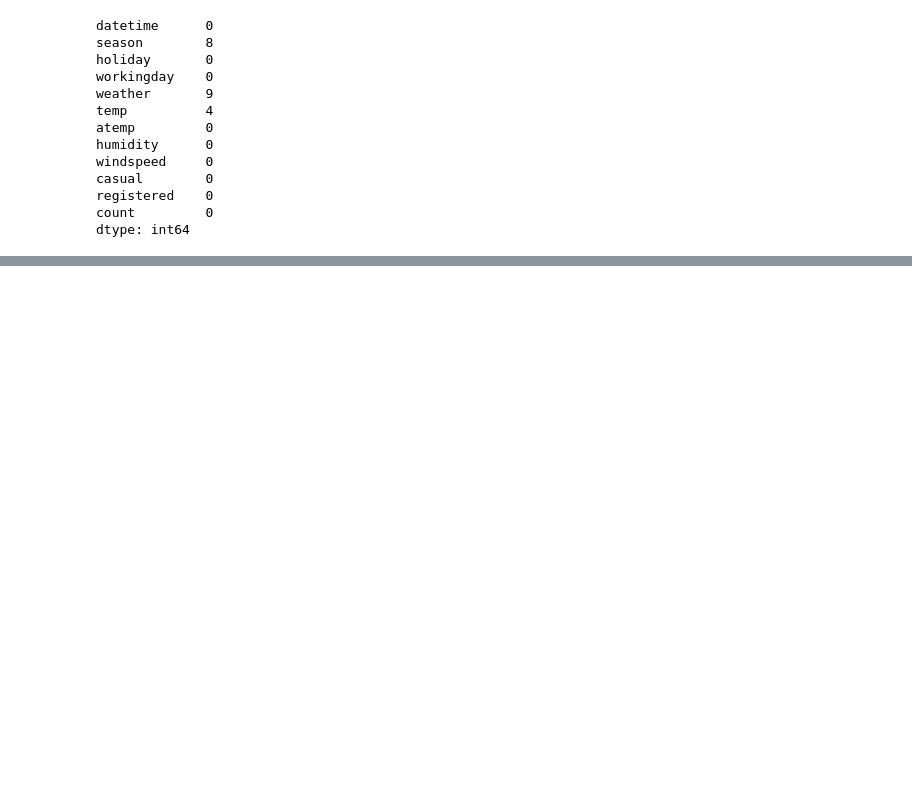
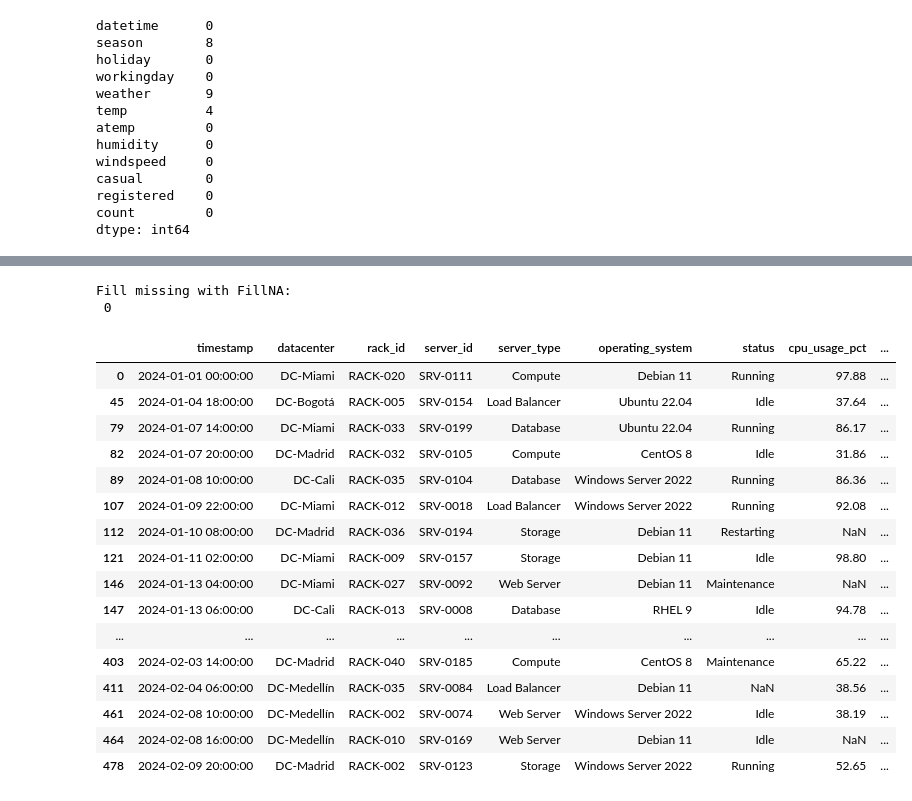
Before and after one commit to EngAndres/ud-public, a Jupyter notebook: courses/data-analysis-programming/notebooks/python_intro.ipynb, the cells around one changed output, grey strips where cells are left out. Saved outputs shown, nothing was run; the diff lists cells and outputs as text; code cells hidden in the pictures; blank space fills up the shorter version.

```diff
--- a/courses/data-analysis-programming/notebooks/python_intro.ipynb
+++ b/courses/data-analysis-programming/notebooks/python_intro.ipynb
@@ -1843,0 +1929,32 @@ print("Fill missing values using fillna() in date_time column with interpolation
+# %%
+datacenter_fixed_df = datacenter_df.copy()
+
+# fill missing values using fillna()
+datacenter_fixed_df['power_consumption_w'] = datacenter_fixed_df['power_consumption_w'].fillna(
+    datacenter_fixed_df['power_consumption_w'].mean()
+ )
+print("Fill missing with FillNA:\n", datacenter_fixed_df['power_consumption_w'].isnull().sum())
+
+datacenter_fixed_df.loc[[0, 45, 79, 82, 89, 107, 112, 121, 146, 147, 197, 200, 211, 223,
+       231, 232, 261, 283, 287, 299, 306, 316, 329, 330, 348, 356, 364, 384,
+       399, 401, 403, 411, 461, 464, 478], :]
+# %% [output]
+Fill missing with FillNA:
+ 0
+|  | timestamp | datacenter | rack_id | server_id | server_type | operating_system | status | cpu_usage_pct | ... |
+| 0 | 2024-01-01 00:00:00 | DC-Miami | RACK-020 | SRV-0111 | Compute | Debian 11 | Running | 97.88 | ... |
+| 45 | 2024-01-04 18:00:00 | DC-Bogotá | RACK-005 | SRV-0154 | Load Balancer | Ubuntu 22.04 | Idle | 37.64 | ... |
+| 79 | 2024-01-07 14:00:00 | DC-Miami | RACK-033 | SRV-0199 | Database | Ubuntu 22.04 | Running | 86.17 | ... |
+| 82 | 2024-01-07 20:00:00 | DC-Madrid | RACK-032 | SRV-0105 | Compute | CentOS 8 | Idle | 31.86 | ... |
+| 89 | 2024-01-08 10:00:00 | DC-Cali | RACK-035 | SRV-0104 | Database | Windows Server 2022 | Running | 86.36 | ... |
+| 107 | 2024-01-09 22:00:00 | DC-Miami | RACK-012 | SRV-0018 | Load Balancer | Windows Server 2022 | Running | 92.08 | ... |
+| 112 | 2024-01-10 08:00:00 | DC-Madrid | RACK-036 | SRV-0194 | Storage | Debian 11 | Restarting | NaN | ... |
+| 121 | 2024-01-11 02:00:00 | DC-Miami | RACK-009 | SRV-0157 | Storage | Debian 11 | Idle | 98.80 | ... |
+| 146 | 2024-01-13 04:00:00 | DC-Miami | RACK-027 | SRV-0092 | Web Server | Debian 11 | Maintenance | NaN | ... |
+| 147 | 2024-01-13 06:00:00 | DC-Cali | RACK-013 | SRV-0008 | Database | RHEL 9 | Idle | 94.78 | ... |
+| ... | ... | ... | ... | ... | ... | ... | ... | ... | ... |
+| 403 | 2024-02-03 14:00:00 | DC-Madrid | RACK-040 | SRV-0185 | Compute | CentOS 8 | Maintenance | 65.22 | ... |
+| 411 | 2024-02-04 06:00:00 | DC-Medellín | RACK-035 | SRV-0084 | Load Balancer | Debian 11 | NaN | 38.56 | ... |
+| 461 | 2024-02-08 10:00:00 | DC-Medellín | RACK-002 | SRV-0074 | Web Server | Windows Server 2022 | Idle | 38.19 | ... |
+| 464 | 2024-02-08 16:00:00 | DC-Medellín | RACK-010 | SRV-0169 | Web Server | Debian 11 | Idle | NaN | ... |
+| 478 | 2024-02-09 20:00:00 | DC-Madrid | RACK-002 | SRV-0123 | Storage | Windows Server 2022 | Running | 52.65 | ... |
```
Also changed, not shown: parts of 19 cells of this notebook, 15 other files.
